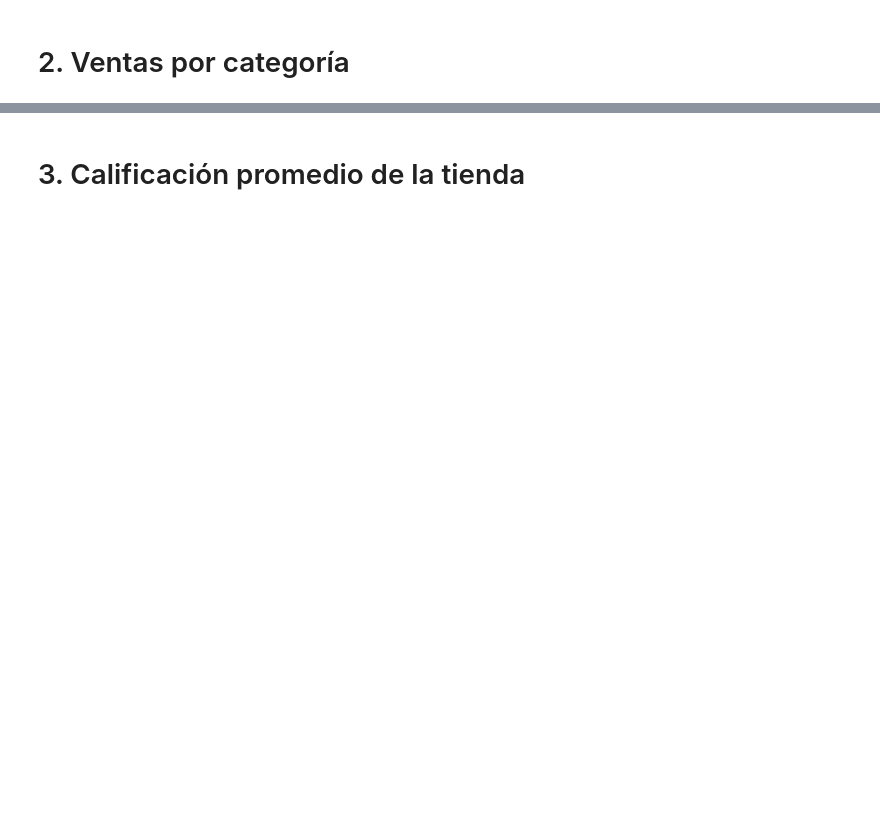
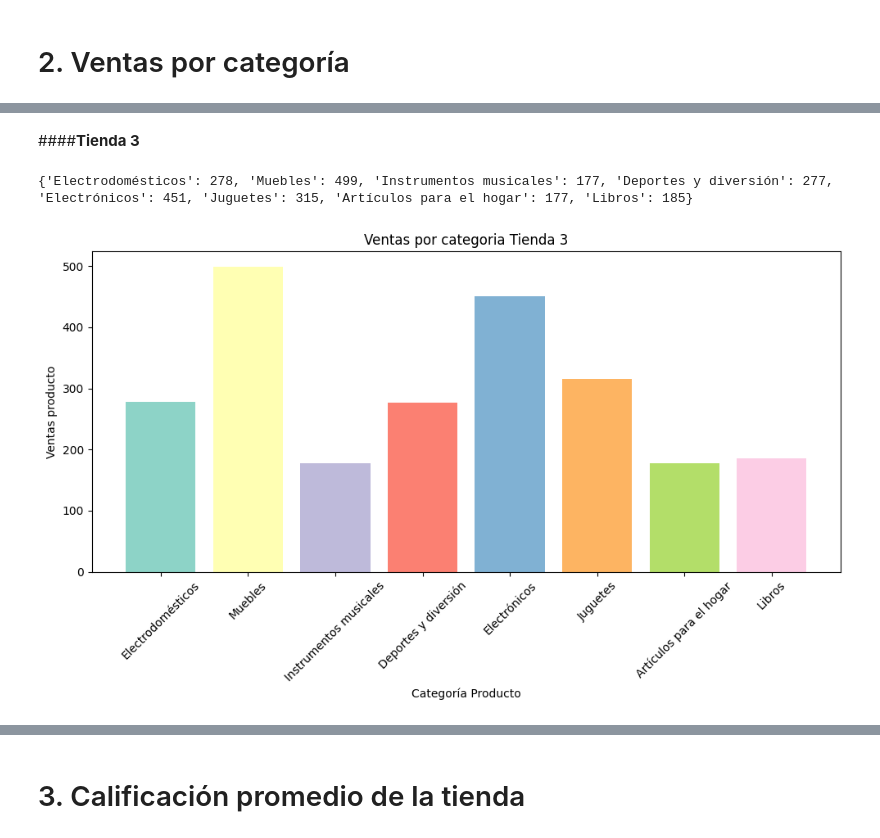
Before and after one commit to Julian-RR/Data-Science-challenge-1, a Jupyter notebook: AluraStoreLatam.ipynb, the cells around one changed output, grey strips where cells are left out. Cells and saved outputs as stored; diff of their text form; code cells hidden in the pictures; blank space fills up the shorter version.

```diff
--- a/AluraStoreLatam.ipynb
+++ b/AluraStoreLatam.ipynb
@@ -140,0 +333,13 @@ tienda.head()
+# %% [markdown]
+####**Tienda 3**
+# %%
+'''
+VENTAS POR CATEGORIA
+'''
+ventas_categoria_3=conteo_categoria(tienda3)
+print(ventas_categoria_3)
+
+grafica_barras(ventas_categoria_3.keys(),ventas_categoria_3.keys(),ventas_categoria_3.values(),"Categoría Producto","Ventas producto","Ventas por categoria Tienda 3")
+# %% [output]
+{'Electrodomésticos': 278, 'Muebles': 499, 'Instrumentos musicales': 177, 'Deportes y diversión': 277, 'Electrónicos': 451, 'Juguetes': 315, 'Artículos para el hogar': 177, 'Libros': 185}
+[figure, added]
```
Also changed, not shown: parts of 33 cells of this notebook.
